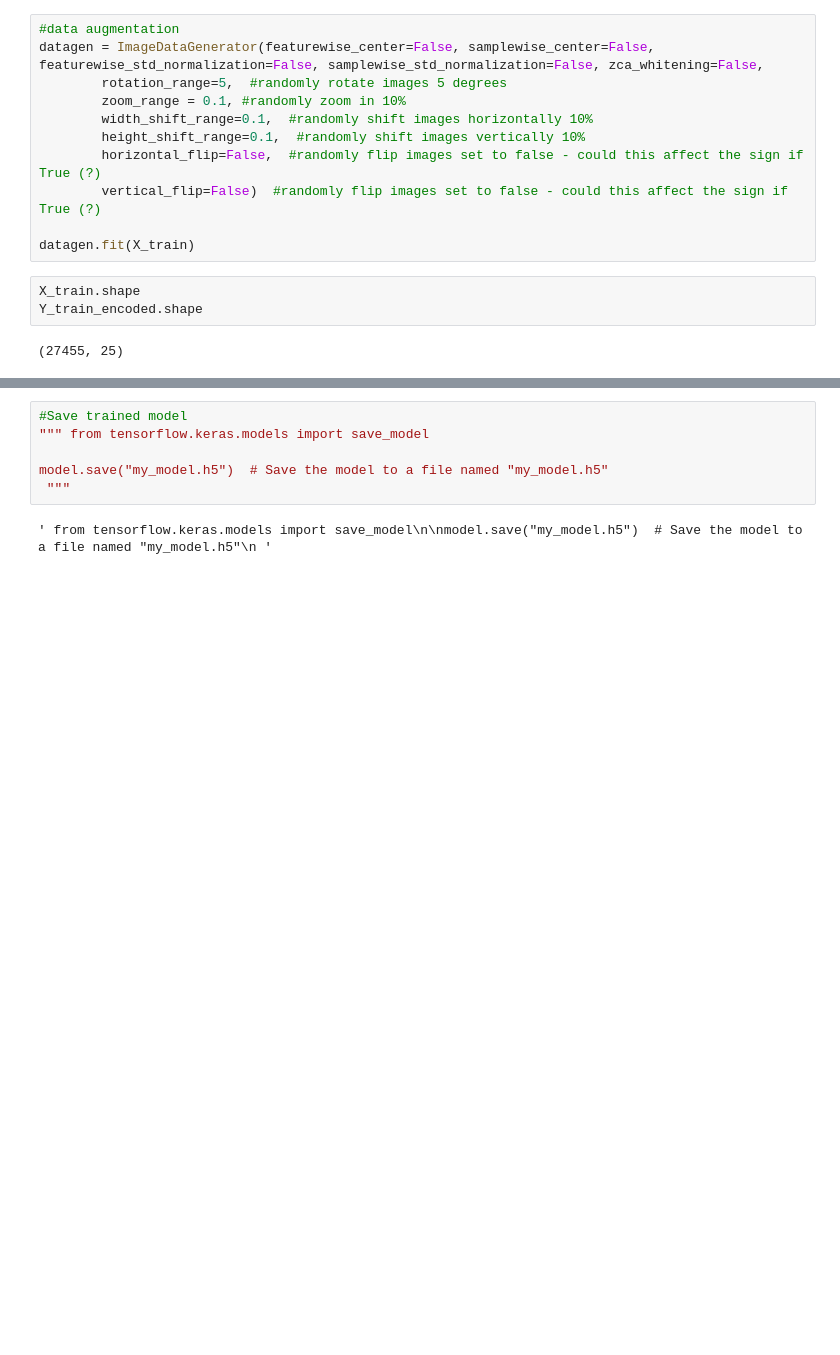
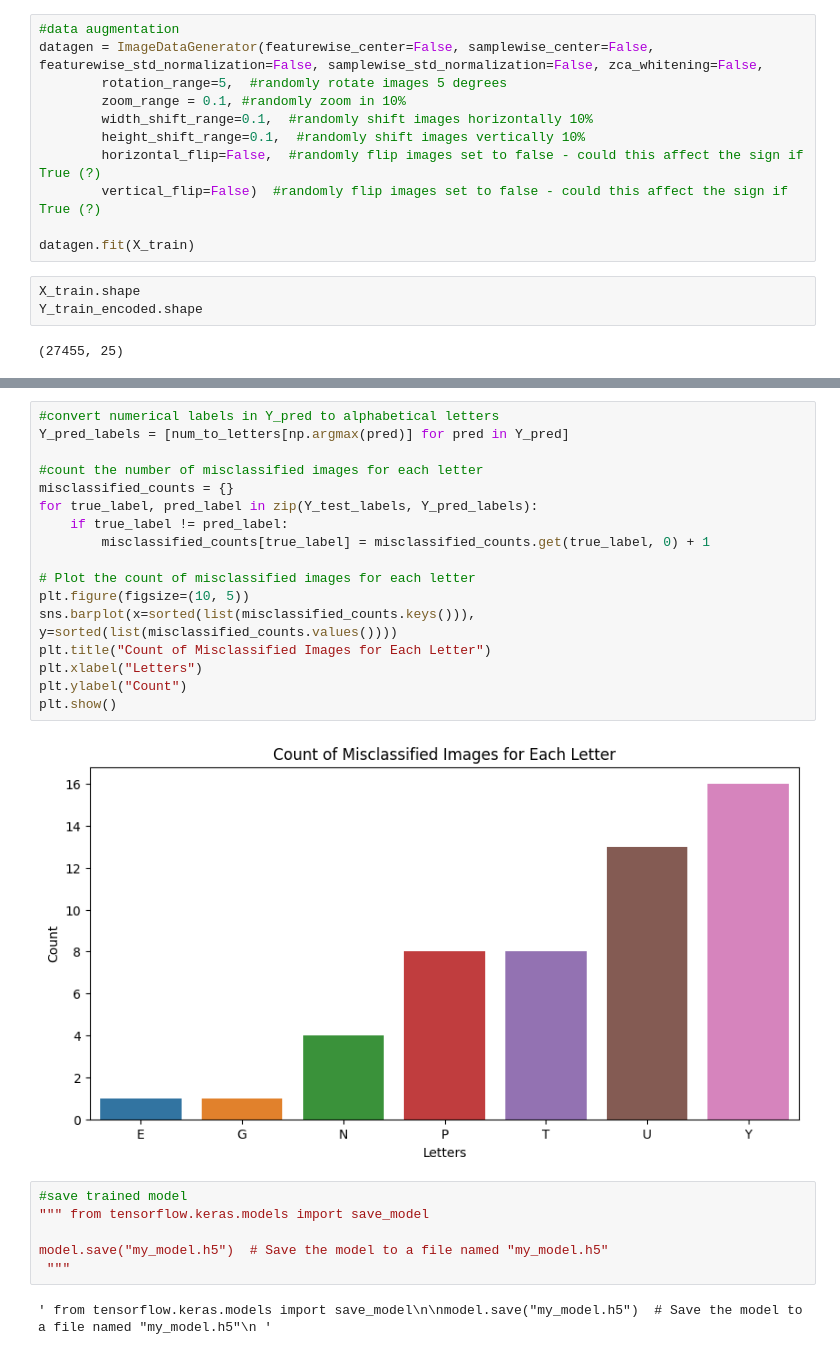
Before and after one commit to sofieutoft/ASLclassification, a Jupyter notebook: model.ipynb, the cells around one changed output, grey strips where cells are left out. Drawn from its saved outputs; the diff is of its cells as text; blank space fills up the shorter version.

```diff
--- a/model.ipynb
+++ b/model.ipynb
@@ -244,5 +286,24 @@ Training duration: 217.6810598373413 seconds
+# %%
+#convert numerical labels in Y_pred to alphabetical letters
+Y_pred_labels = [num_to_letters[np.argmax(pred)] for pred in Y_pred]
+
+#count the number of misclassified images for each letter
+misclassified_counts = {}
+for true_label, pred_label in zip(Y_test_labels, Y_pred_labels):
+    if true_label != pred_label:
+        misclassified_counts[true_label] = misclassified_counts.get(true_label, 0) + 1
+
+# Plot the count of misclassified images for each letter
+plt.figure(figsize=(10, 5))
+sns.barplot(x=sorted(list(misclassified_counts.keys())), y=sorted(list(misclassified_counts.values())))
+plt.title("Count of Misclassified Images for Each Letter")
+plt.xlabel("Letters")
+plt.ylabel("Count")
+plt.show()
+# %% [output]
+[figure, added]
 # %%
-#Save trained model
+#save trained model
 """ from tensorflow.keras.models import save_model
 
 model.save("my_model.h5")  # Save the model to a file named "my_model.h5"
```
Also changed, not shown: parts of 13 cells of this notebook, 1 other file.
